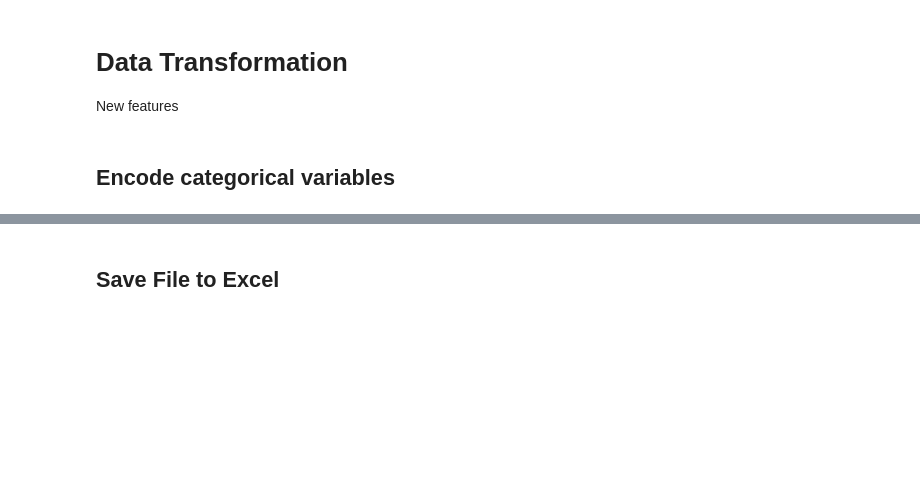
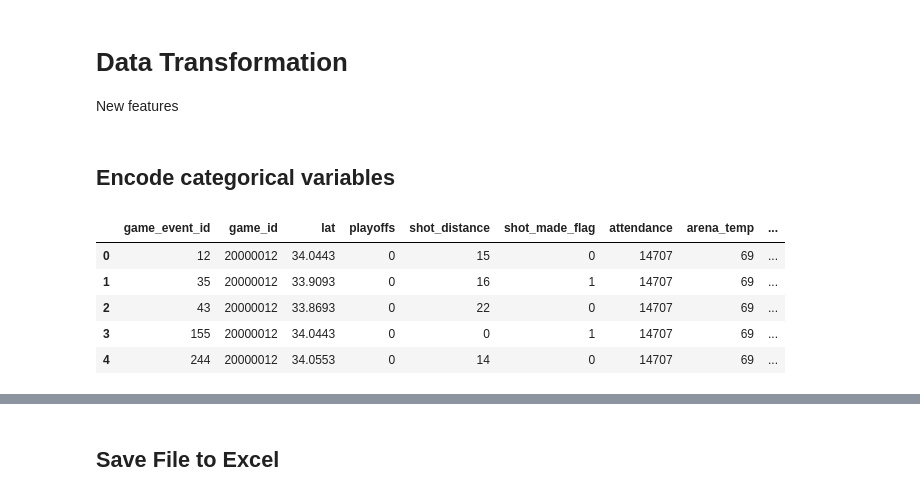
Before and after one commit to quedogf94/Spring2019_Project2, a Jupyter notebook: Kobe.ipynb, the cells around one changed output, grey strips where cells are left out. Saved outputs shown, nothing was run; the diff lists cells and outputs as text; code cells hidden in the pictures; blank space fills up the shorter version.

```diff
--- a/Kobe.ipynb
+++ b/Kobe.ipynb
@@ -308,0 +305,22 @@ for cc in categorial_cols:
+# %%
+from sklearn.preprocessing import LabelEncoder
+lb_make = LabelEncoder()
+categorial_cols = [
+    'action_type', 'combined_shot_type', 'period', 'season', 'shot_type',
+    'shot_zone_area', 'shot_zone_basic', 'shot_zone_range', 'game_month', 'opponent']
+
+for cc in categorial_cols:
+    kobe_df[cc+"_code"] = lb_make.fit_transform(kobe_df[cc])
+    #dummies = pd.get_dummies(kobe_df[cc])
+    #dummies = dummies.add_prefix("{}#".format(cc))
+    kobe_df.drop(cc, axis=1, inplace=True)
+    #kobe_df = kobe_df.join(dummies)
+
+kobe_df.head()
+# %% [output]
+|  | game_event_id | game_id | lat | playoffs | shot_distance | shot_made_flag | attendance | arena_temp | ... |
+| 0 | 12 | 20000012 | 34.0443 | 0 | 15 | 0 | 14707 | 69 | ... |
+| 1 | 35 | 20000012 | 33.9093 | 0 | 16 | 1 | 14707 | 69 | ... |
+| 2 | 43 | 20000012 | 33.8693 | 0 | 22 | 0 | 14707 | 69 | ... |
+| 3 | 155 | 20000012 | 34.0443 | 0 | 0 | 1 | 14707 | 69 | ... |
+| 4 | 244 | 20000012 | 34.0553 | 0 | 14 | 0 | 14707 | 69 | ... |
```
Also changed, not shown: parts of 33 cells of this notebook.
